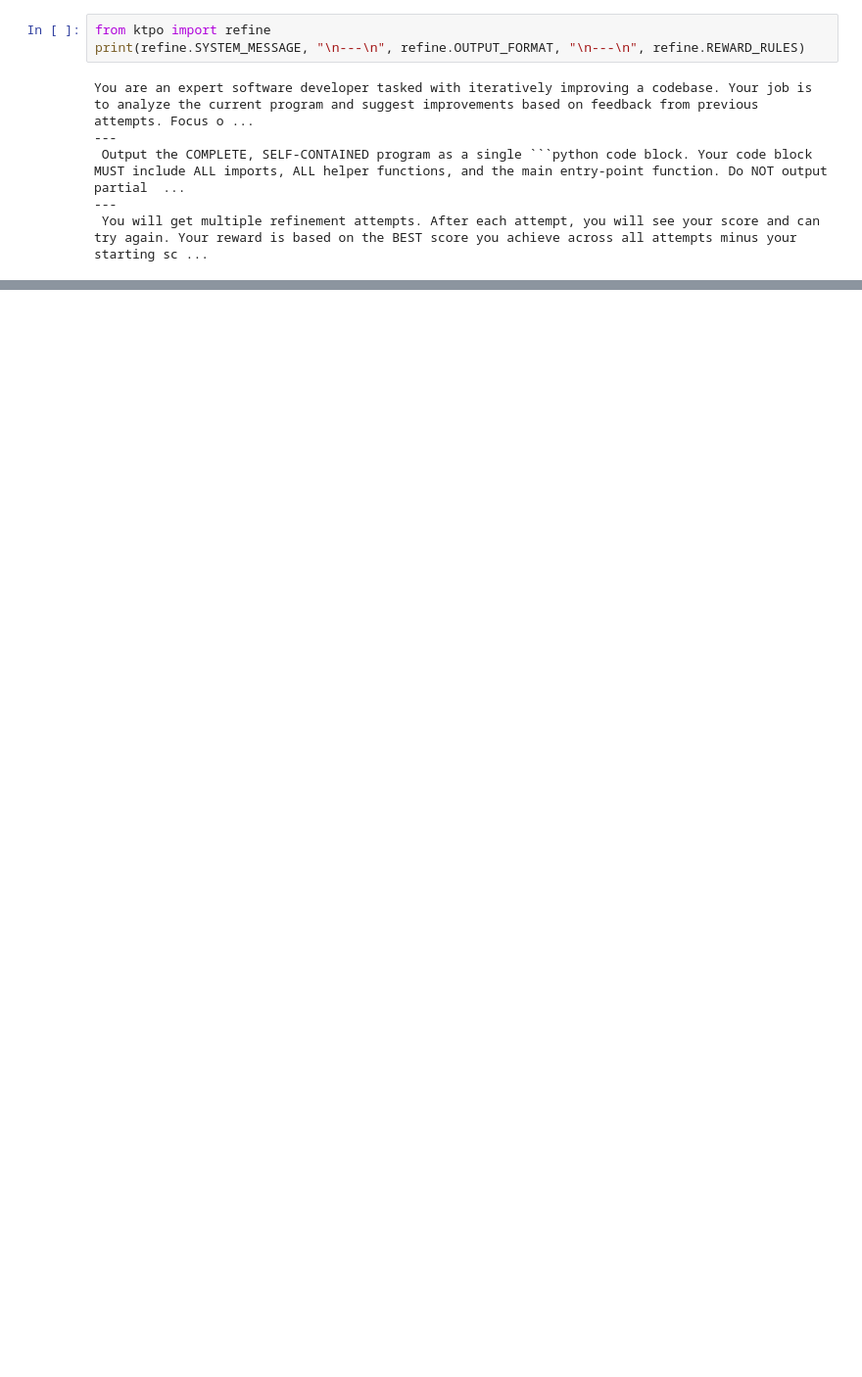
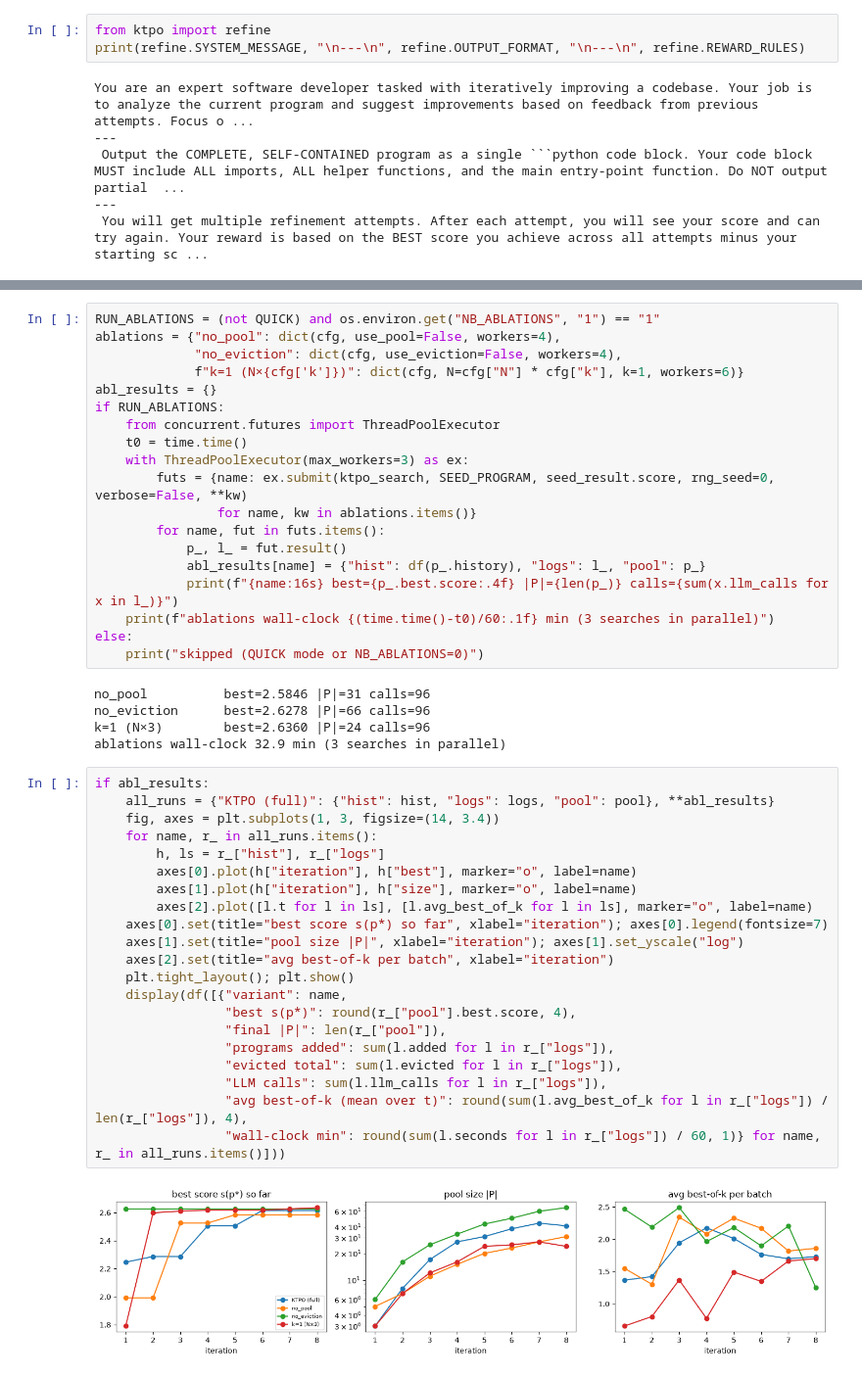
Before and after one commit to bersamin12/RCP11, a Jupyter notebook: notebooks/03_ktpo.ipynb, the cells around one changed output, grey strips where cells are left out. Shown at 98% size. Cells and saved outputs as stored; diff of their text form; blank space fills up the shorter version.

```diff
--- a/notebooks/03_ktpo.ipynb
+++ b/notebooks/03_ktpo.ipynb
@@ -331,0 +710,47 @@ skipped (set NB_ABLATIONS=1 to run the no-pool / no-eviction variants)
+# %%
+RUN_ABLATIONS = (not QUICK) and os.environ.get("NB_ABLATIONS", "1") == "1"
+ablations = {"no_pool": dict(cfg, use_pool=False, workers=4),
+             "no_eviction": dict(cfg, use_eviction=False, workers=4),
+             f"k=1 (N×{cfg['k']})": dict(cfg, N=cfg["N"] * cfg["k"], k=1, workers=6)}
+abl_results = {}
+if RUN_ABLATIONS:
+    from concurrent.futures import ThreadPoolExecutor
+    t0 = time.time()
+    with ThreadPoolExecutor(max_workers=3) as ex:
+        futs = {name: ex.submit(ktpo_search, SEED_PROGRAM, seed_result.score, rng_seed=0, verbose=False, **kw)
+                for name, kw in ablations.items()}
+        for name, fut in futs.items():
+            p_, l_ = fut.result()
+            abl_results[name] = {"hist": df(p_.history), "logs": l_, "pool": p_}
+            print(f"{name:16s} best={p_.best.score:.4f} |P|={len(p_)} calls={sum(x.llm_calls for x in l_)}")
+    print(f"ablations wall-clock {(time.time()-t0)/60:.1f} min (3 searches in parallel)")
+else:
+    print("skipped (QUICK mode or NB_ABLATIONS=0)")
+# %% [output]
+no_pool          best=2.5846 |P|=31 calls=96
+no_eviction      best=2.6278 |P|=66 calls=96
+k=1 (N×3)        best=2.6360 |P|=24 calls=96
+ablations wall-clock 32.9 min (3 searches in parallel)
+# %%
+if abl_results:
+    all_runs = {"KTPO (full)": {"hist": hist, "logs": logs, "pool": pool}, **abl_results}
+    fig, axes = plt.subplots(1, 3, figsize=(14, 3.4))
+    for name, r_ in all_runs.items():
+        h, ls = r_["hist"], r_["logs"]
+        axes[0].plot(h["iteration"], h["best"], marker="o", label=name)
+        axes[1].plot(h["iteration"], h["size"], marker="o", label=name)
+        axes[2].plot([l.t for l in ls], [l.avg_best_of_k for l in ls], marker="o", label=name)
+    axes[0].set(title="best score s(p*) so far", xlabel="iteration"); axes[0].legend(fontsize=7)
+    axes[1].set(title="pool size |P|", xlabel="iteration"); axes[1].set_yscale("log")
+    axes[2].set(title="avg best-of-k per batch", xlabel="iteration")
+    plt.tight_layout(); plt.show()
+    display(df([{"variant": name,
+                 "best s(p*)": round(r_["pool"].best.score, 4),
+                 "final |P|": len(r_["pool"]),
+                 "programs added": sum(l.added for l in r_["logs"]),
+                 "evicted total": sum(l.evicted for l in r_["logs"]),
+                 "LLM calls": sum(l.llm_calls for l in r_["logs"]),
+                 "avg best-of-k (mean over t)": round(sum(l.avg_best_of_k for l in r_["logs"]) / len(r_["logs"]), 4),
+                 "wall-clock min": round(sum(l.seconds for l in r_["logs"]) / 60, 1)} for name, r_ in all_runs.items()]))
+# %% [output]
+[figure, added]
```
Also changed, not shown: parts of 41 cells of this notebook, 55 other files.
